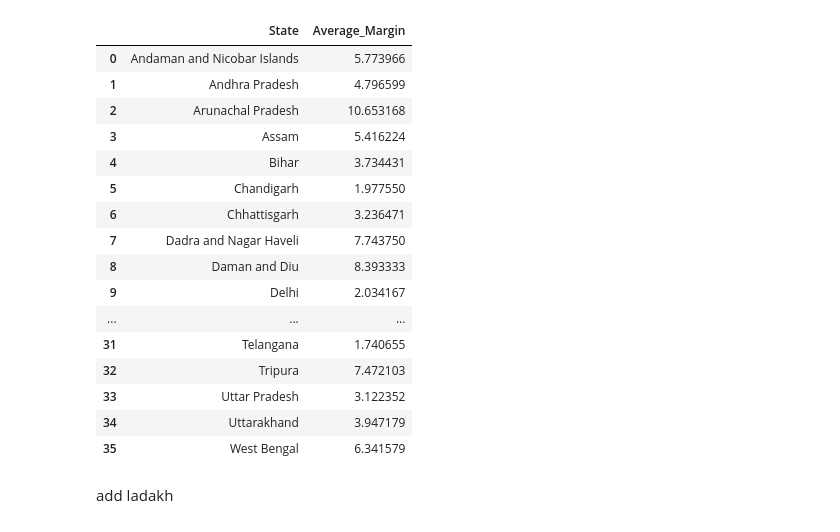
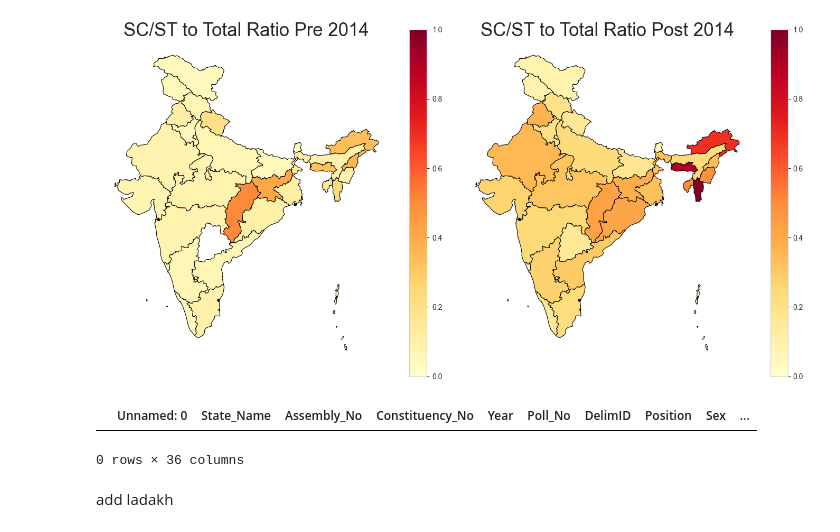
Before and after one commit to ananthmuppidi/election_analysis, a Jupyter notebook: 2_analysis/2_statewise_test.ipynb, the cells around one changed output. Drawn from its saved outputs; the diff is of its cells as text; code cells hidden in the pictures.

```diff
--- a/2_analysis/2_statewise_test.ipynb
+++ b/2_analysis/2_statewise_test.ipynb
@@ -62,26 +124,60 @@ df['State'] = df['State_Name'].map(state_mapping)
+# %%
+import geopandas as gpd
+import pandas as pd
+import matplotlib.pyplot as plt
+
+# Assuming you have already defined 'map_df', 'df', and 'df_new'
+
+# Function to create chloropleth map
+def create_choropleth(ax, title, merged_df, vmin, vmax):
+    ax.axis('off')
+    ax.set_title(title, fontdict={'fontsize': '25', 'fontweight': '10'})
+    merged_df.plot(column='SCST_to_Total_Ratio', cmap='YlOrRd', linewidth=0.8, ax=ax, edgecolor='0', legend=True, vmin=vmin, vmax=vmax)
+
+# Create caste_ratio_df for df
+caste_counts = df.groupby(['State', 'Candidate_Type'])['Candidate_Type'].count().unstack(fill_value=0)
+caste_counts['SCST_to_Total_Ratio'] = (caste_counts["SC"] + caste_counts["ST"]) / (caste_counts["SC"] + caste_counts["ST"] + caste_counts["GENERAL"])
+caste_counts['SCST_to_Total_Ratio'] = caste_counts['SCST_to_Total_Ratio'].replace([np.inf, -np.inf], 0)
+caste_ratio_df = caste_counts[['SCST_to_Total_Ratio']].reset_index()
+jammu_kashmir_ratio = caste_ratio_df.loc[caste_ratio_df['State'] == 'Jammu and Kashmir', 'SCST_to_Total_Ratio'].values[0]
+new_row = {'State': 'Ladakh', 'SCST_to_Total_Ratio': jammu_kashmir_ratio}
+caste_ratio_df = caste_ratio_df.append(new_row, ignore_index=True)
+merged = map_df.set_index('st_nm').join(caste_ratio_df.set_index('State'))
+
+# Create caste_ratio_df for df_new
+caste_counts_new = df_new.groupby(['State', 'Candidate_Type'])['Candidate_Type'].count().unstack(fill_value=0)
+caste_counts_new['SCST_to_Total_Ratio'] = (caste_counts_new["SC"] + caste_counts_new["ST"]) / (caste_counts_new["SC"] + caste_counts_new["ST"] + caste_counts_new["GENERAL"])
+caste_counts_new['SCST_to_Total_Ratio'] = caste_counts_new['SCST_to_Total_Ratio'].replace([np.inf, -np.inf], 0)
+caste_ratio_df_new = caste_counts_new[['SCST_to_Total_Ratio']].reset_index()
+jammu_kashmir_ratio_new = caste_ratio_df_new.loc[caste_ratio_df_new['State'] == 'Jammu and Kashmir', 'SCST_to_Total_Ratio'].values[0]
+new_row_new = {'State': 'Ladakh', 'SCST_to_Total_Ratio': jammu_kashmir_ratio_new}
+caste_ratio_df_new = caste_ratio_df_new.append(new_row_new, ignore_index=True)
+merged_new = map_df.set_index('st_nm').join(caste_ratio_df_new.set_index('State'))
+
+# Determine the overall vmin and vmax for both DataFrames
+overall_min = min(merged['SCST_to_Total_Ratio'].min(), merged_new['SCST_to_Total_Ratio'].min())
+overall_max = max(merged['SCST_to_Total_Ratio'].max(), merged_new['SCST_to_Total_Ratio'].max())
+
+# Create subplots for the two maps
+fig, axes = plt.subplots(1, 2, figsize=(14, 7))
+
+# Create chloropleth maps for df and df_new with the same gradient
+create_choropleth(axes[0], 'SC/ST to Total Ratio Pre 2014', merged, vmin=overall_min, vmax=overall_max)
+create_choropleth(axes[1], 'SC/ST to Total Ratio Post 2014', merged_new, vmin=overall_min, vmax=overall_max)
+
+# Show the plots
+plt.tight_layout()
+plt.show()
+# %% [output]
+[figure, added]
+# %%
+df_new
+# %% [output]
+|  | Unnamed: 0 | State_Name | Assembly_No | Constituency_No | Year | Poll_No | DelimID | Position | Sex | ... |
+0 rows × 36 columns
 # %%
 margin_df = df.groupby('State')['Margin_Percentage'].mean().reset_index()
 margin_df = margin_df.rename(columns={'Margin_Percentage': 'Average_Margin'})
-# %%
-margin_df
-# %% [output]
-|  | State | Average_Margin |
-| 0 | Andaman and Nicobar Islands | 5.773966 |
-| 1 | Andhra Pradesh | 4.796599 |
-| 2 | Arunachal Pradesh | 10.653168 |
-| 3 | Assam | 5.416224 |
-| 4 | Bihar | 3.734431 |
-| 5 | Chandigarh | 1.977550 |
-| 6 | Chhattisgarh | 3.236471 |
-| 7 | Dadra and Nagar Haveli | 7.743750 |
-| 8 | Daman and Diu | 8.393333 |
-| 9 | Delhi | 2.034167 |
-| ... | ... | ... |
-| 31 | Telangana | 1.740655 |
-| 32 | Tripura | 7.472103 |
-| 33 | Uttar Pradesh | 3.122352 |
-| 34 | Uttarakhand | 3.947179 |
-| 35 | West Bengal | 6.341579 |
 # %% [markdown]
 add ladakh
 # %%
```
Also changed, not shown: parts of 17 cells of this notebook.
